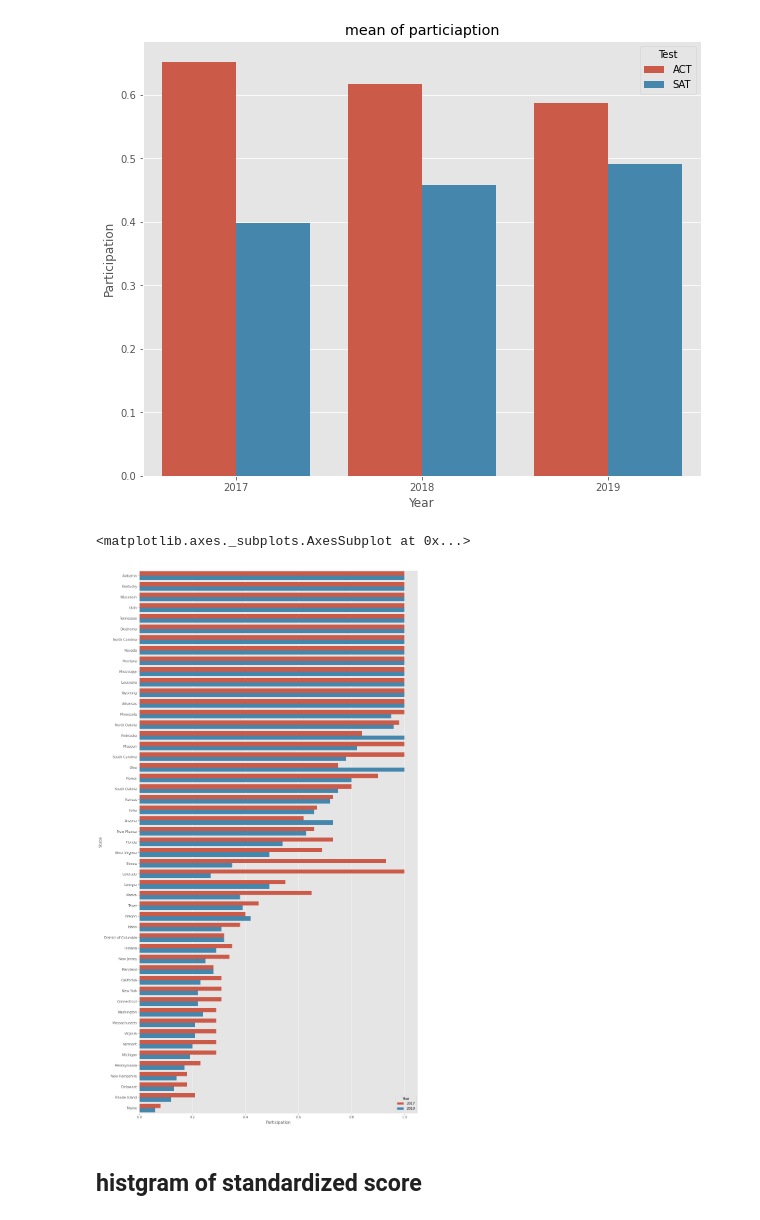
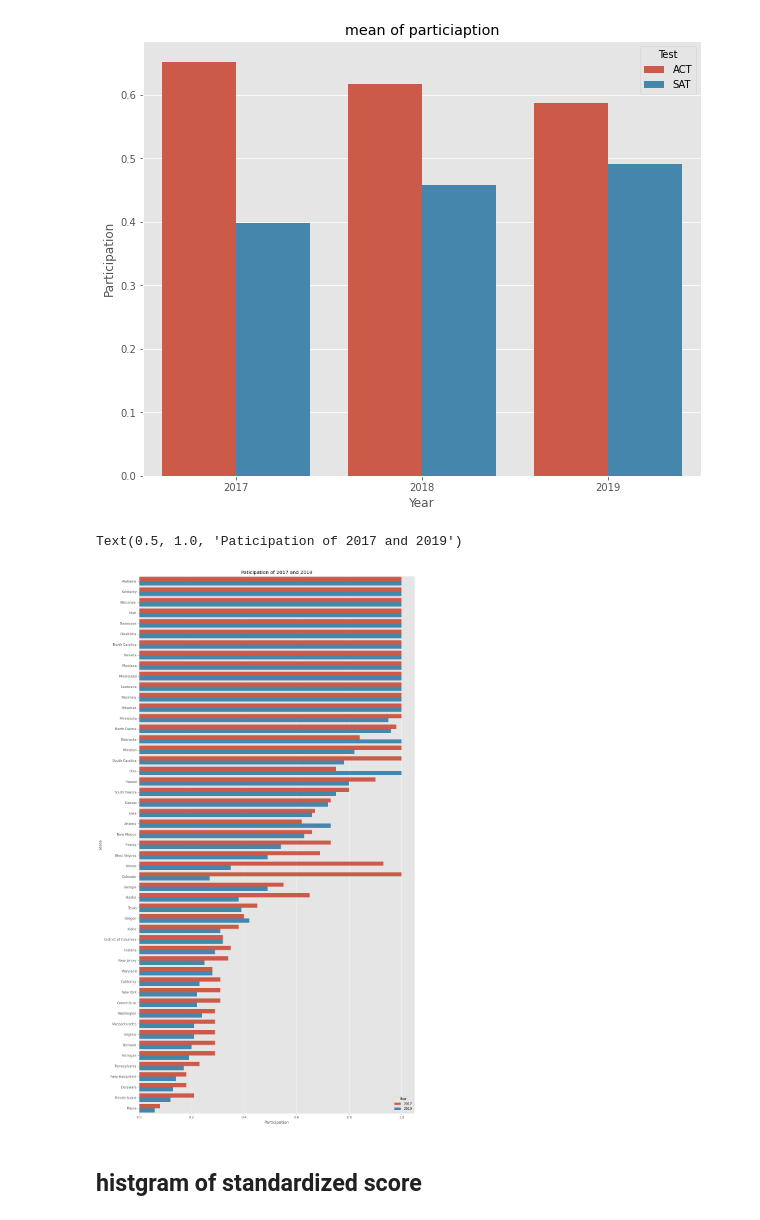
Before and after one commit to nozomiyamada/DSI2, a Jupyter notebook: project_1/EDA.ipynb, the cells around one changed output. Drawn from its saved outputs; the diff is of its cells as text; code cells hidden in the pictures.

```diff
--- a/project_1/EDA.ipynb
+++ b/project_1/EDA.ipynb
@@ -129,15 +129,15 @@ Text(0.5, 1.0, 'mean of particiaption')
 # %%
 ## Participation of 2017 and 2019 of each state
 plt.figure(figsize=(15, 30))
 sns.barplot(
     y='State',
     x='Participation',
     hue='Year',
     order=act.groupby('State')['Participation'].mean().sort_values(ascending=False).index,
-    data=act[act.Year.isin([2017,2019])])
+    data=act[act.Year.isin([2017,2019])]).set_title('Paticipation of 2017 and 2019')
 # %% [output]
-<matplotlib.axes._subplots.AxesSubplot at 0x...>
+Text(0.5, 1.0, 'Paticipation of 2017 and 2019')
-[figure, old version]
+[figure, new version]
 # %% [markdown]
 ## histgram of standardized score
 # %%
```
